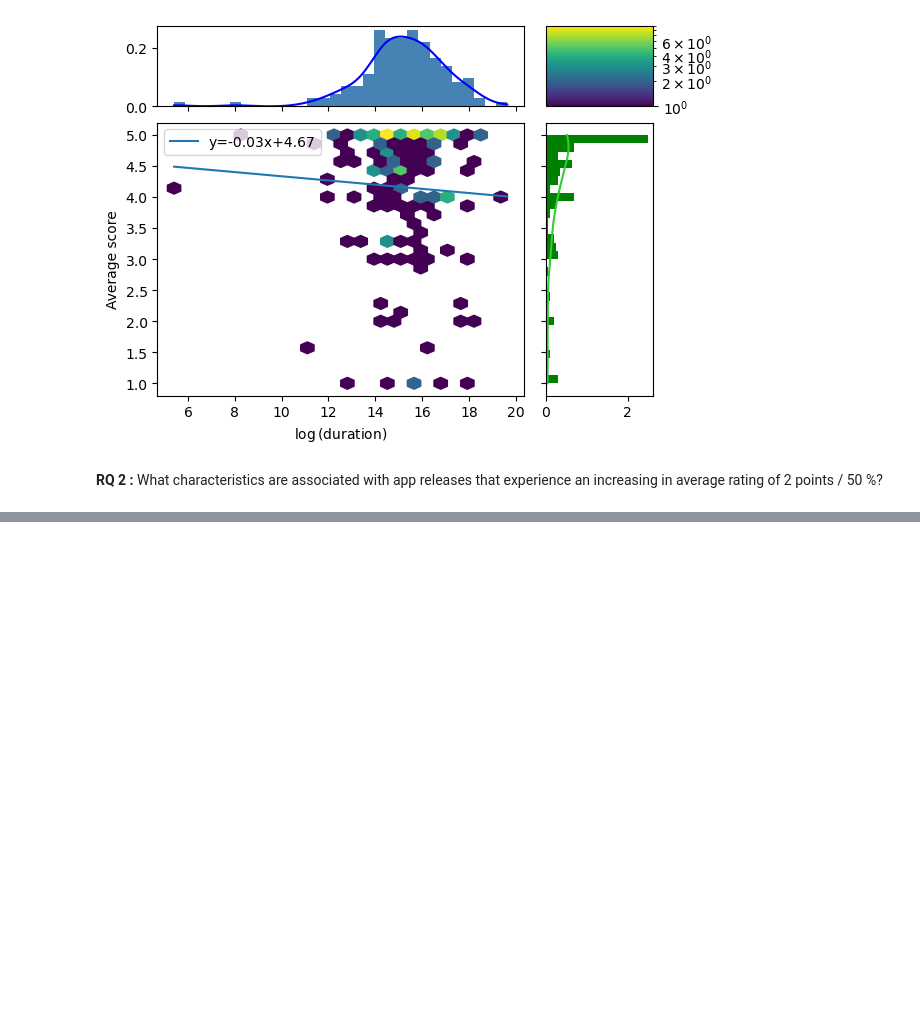
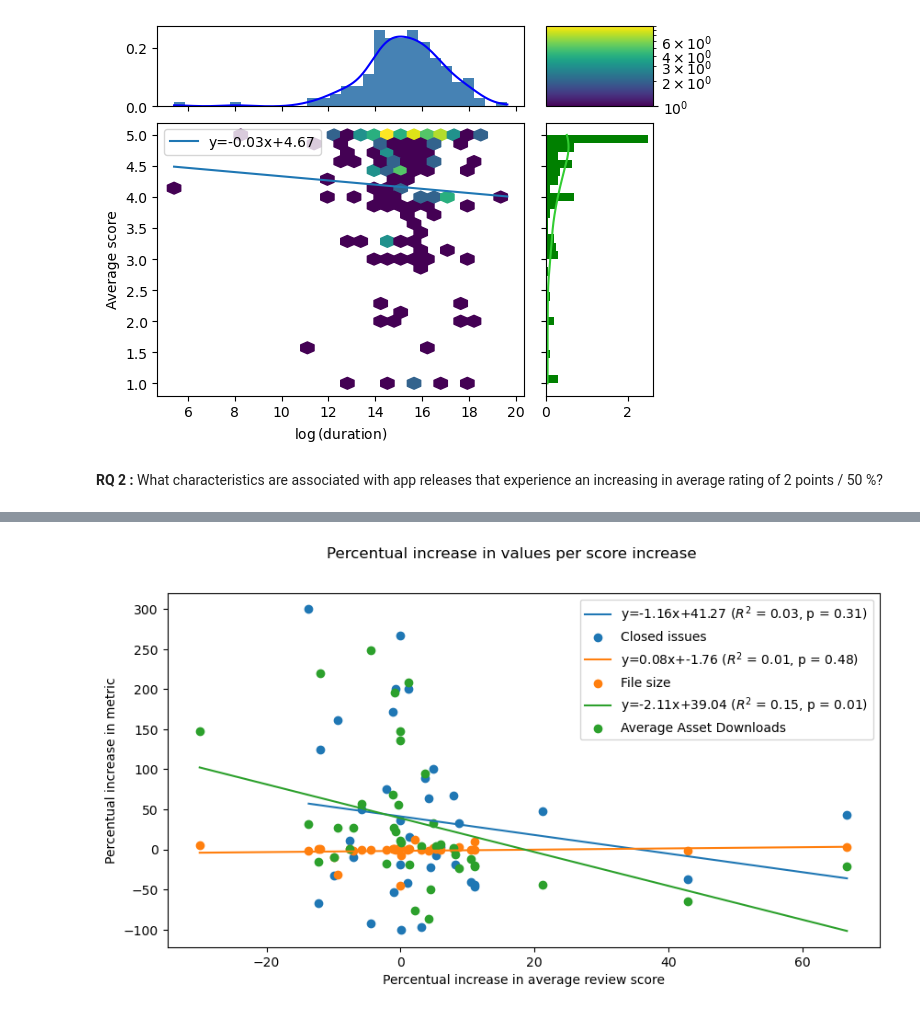
Before and after one commit to mgjfl/DATAR, a Jupyter notebook: results.ipynb, the cells around one changed output, grey strips where cells are left out. Drawn from its saved outputs; the diff is of its cells as text; code cells hidden in the pictures; blank space fills up the shorter version.

```diff
--- a/results.ipynb
+++ b/results.ipynb
@@ -330,0 +420,9 @@ Text(0.5, 0.98, 'Percentual increase in values per score increase')
+# %%
+def is_outlier(x):
+    """
+    Outliers are defined as being > 2 standard deviations from the mean
+    """
+
+    mean = x.mean()
+    std  = x.std()
+    return np.abs(x - mean) > 2 * std
@@ -330,0 +461,89 @@ Text(0.5, 0.98, 'Percentual increase in values per score increase')
+# %%
+get_metrics = {
+    "Closed issues" : lambda id, data : len(data[id]["closed_issues"]),
+    # "Opened issues" : lambda id, data : len(data[id]["created_issues"]),
+    # "Number of Commits" : lambda id, data : len(data[id]["commits"]),
+    # "Number of Pull Requests" : lambda id, data : len(data[id]["pull_requests"]),
+    # "Number of Contributors" : lambda id, data : len(data[id]["contributors"]),
+    "File size" : lambda id, data : data[id]["apk_metrics"]["fileSize"] if data[id]["apk_metrics"] is not None else None,
+    # "Dex size" : lambda id, data : data[id]["apk_metrics"]["dexSize"] if data[id]["apk_metrics"] is not None else None,
+    # "Code metrics count" : lambda id, data : sum(map(lambda x : x["count"], data[id]["code_metrics"].values())) if data[id]["code_metrics"] is not None else None,
+    "Average Asset Downloads" : lambda id, data : np.mean(list(map(lambda x : x["download_count"], data[id]["release_data"]["assets"])))
+}
+
+from sklearn.linear_model import LinearRegression
+
+keys = list(get_metrics.keys())
+n = len(keys)
+
+fig, ax = plt.subplots(1, 1, figsize = (10, 5), sharex=True, sharey=True)
+
+
+for i in range(n):
+    key = keys[i]
+    x, y = datapoints_per_metric(pop_increases, [get_metrics[key]])
+    y = y.flatten()
+
+    # Sort on x coordinate
+    sort_idxs = np.argsort(x)
+    x = x[sort_idxs]
+    y = y[sort_idxs]
+
+    # Remove outliers
+    non_outliers = ~is_outlier(y)
+    x = x[non_outliers]
+    y = y[non_outliers]
+
+    # Remove 0 change values
+    non_zero = y != 0
+    x = x[non_zero]
+    y = y[non_zero]
+
+
+
+    # Plot best line fit
+    slope, intercept, r_value, p_value, std_err = stats.linregress(x, y)
+
+
+    # z = np.polyfit(x, y, 1)
+    # r_squared = r2_score(x, y)
+    pearsonr_val = pearsonr(x, y).statistic
+
+    best_gof = -1
+
+
+    for i in range(3, len(x) - 3):
+        threshold = (x[i] + x[i-1]) / 2
+        rdd = compute_rdd(x, threshold)
+
+        if rdd is None:
+            continue
+
+        rl = rdd["linefit_left"].rvalue**2
+        rr = rdd["linefit_right"].rvalue**2
+
+        gof = rl * rr #- (rl - rr)**2
+
+        if gof > best_gof:
+            best_threshold = threshold
+            best_rdd = copy.deepcopy(rdd)
+            best_gof = gof
+
+
+    ax.plot(np.unique(x), np.unique(x) * slope + intercept, label=(rf"y={slope:.2f}x+{intercept:.2f} ($R^2$ = {r_value**2:.2f}, p = {p_value:.2f})"))
+    ax.scatter(x, y, label = key)
+    # ax.plot(np.unique(best_rdd["x_left"]), np.unique(best_rdd["x_left"]) * best_rdd["linefit_left"].slope + best_rdd["linefit_left"].intercept, \
+    #     label=(rf'y={best_rdd["linefit_left"].slope:.2f}x+{best_rdd["linefit_left"].intercept:.2f} ($R^2$ = {best_rdd["linefit_left"].rvalue**2:.2f})'))
+    # ax.plot(np.unique(best_rdd["x_right"]), np.unique(best_rdd["x_right"]) * best_rdd["linefit_right"].slope + best_rdd["linefit_right"].intercept, \
+    #     label=(rf'y={best_rdd["linefit_right"].slope:.2f}x+{best_rdd["linefit_right"].intercept:.2f} ($R^2$ = {best_rdd["linefit_right"].rvalue**2:.2f})'))
+    # ax.plot(np.unique(x_right), np.unique(x_right) * slope_right + intercept_right, label=(rf"y={slope_right:.2f}x+{intercept_right:.2f} ($R^2$ = {r_value_right**2:.2f})"))
+    # ax.axvline(best_threshold)
+
+ax.set_xlabel("Percentual increase in average review score")
+ax.set_ylabel("Percentual increase in metric")
+ax.legend()
+
+# ax.set_ylim(-200, 1000)
+
+fig.suptitle("Percentual increase in values per score increase")
+# %% [output]
@@ -330,0 +551 @@ Text(0.5, 0.98, 'Percentual increase in values per score increase')
+[figure, added]
```
Also changed, not shown: parts of 28 cells of this notebook.
